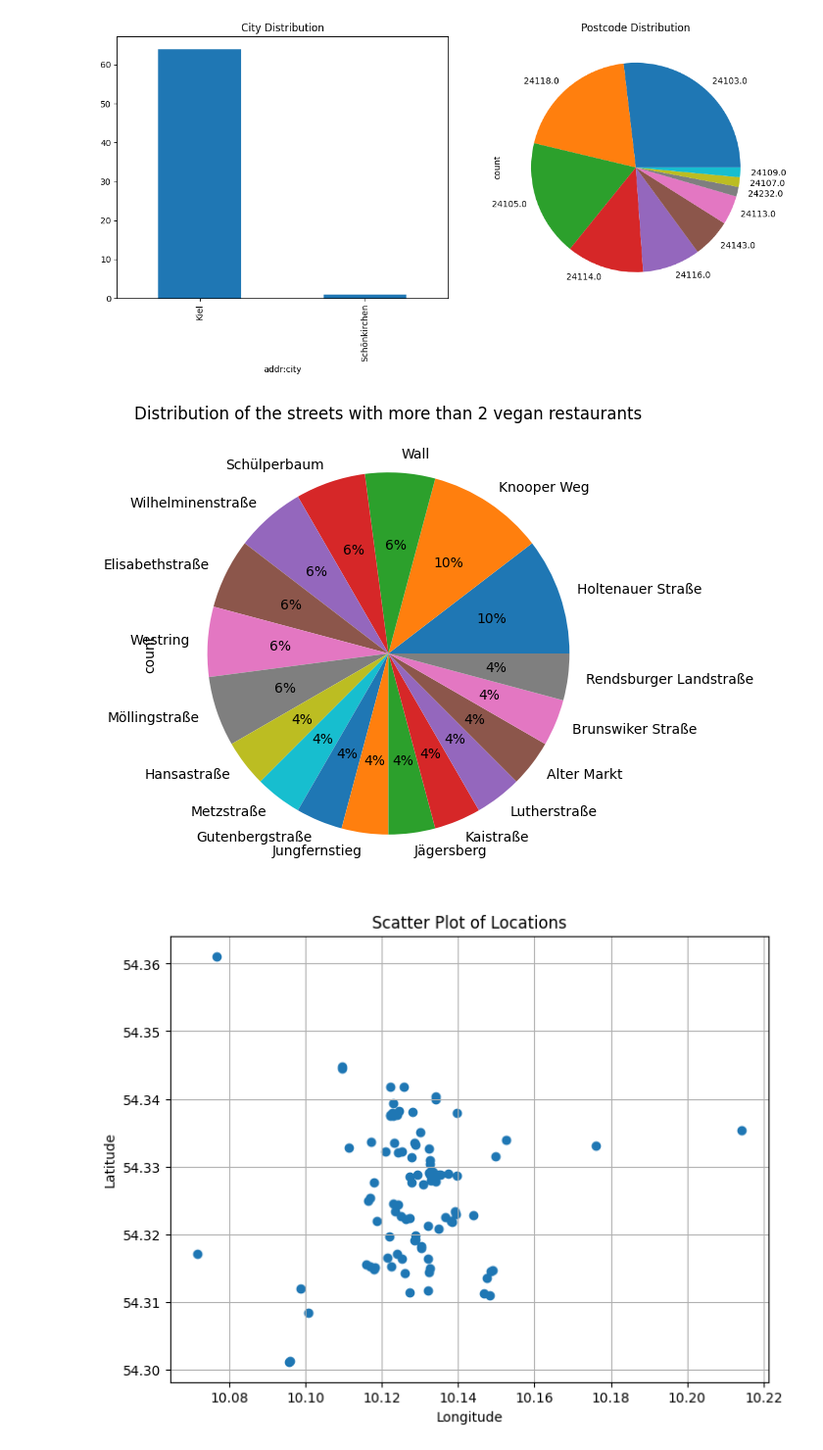
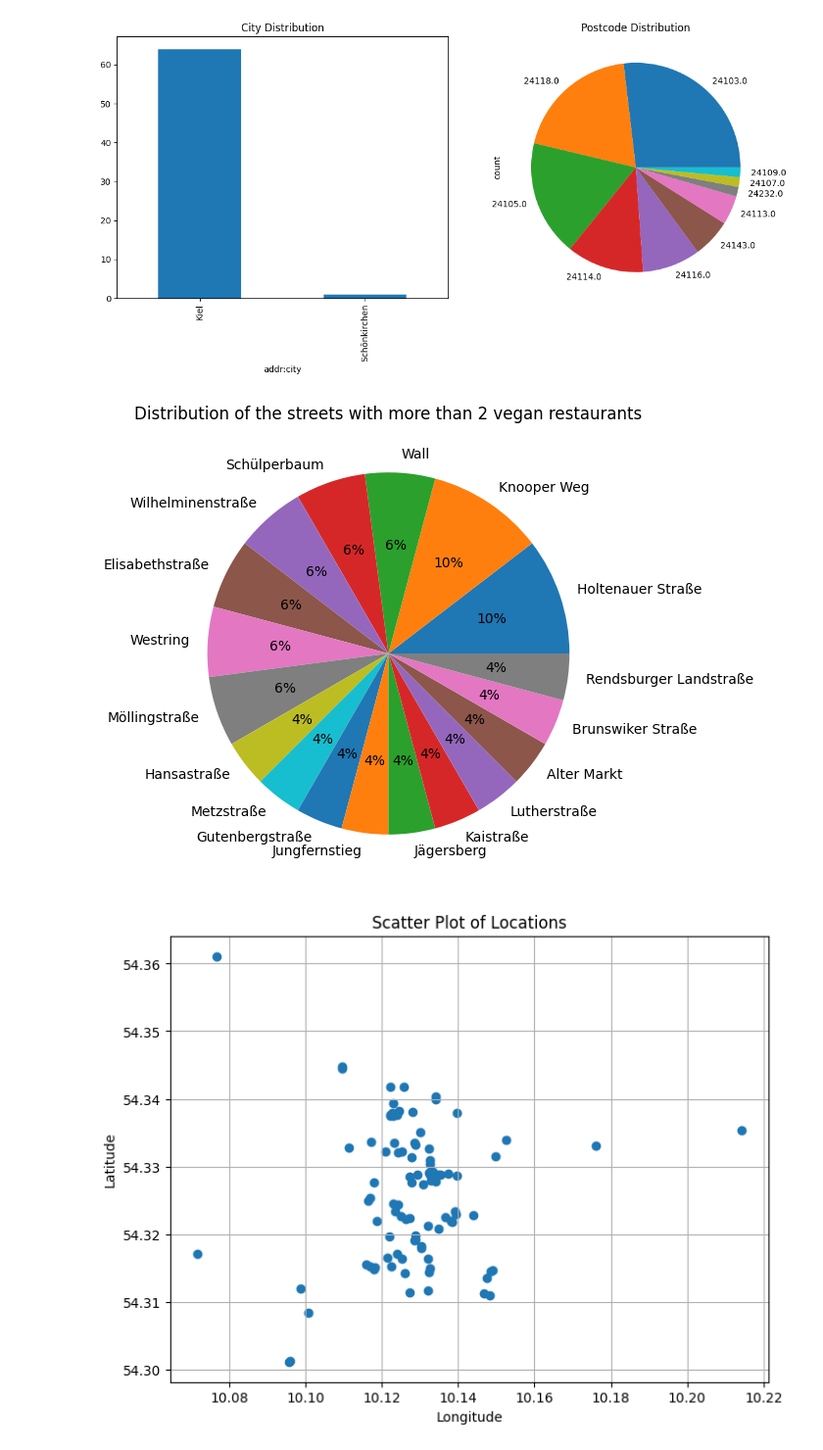
Before and after one commit to MartinDieCooleSocke420/sem1_math_and_stats, a Jupyter notebook: exam/experiments.ipynb, the cells around one changed output. Shown at 98% size. Cells and saved outputs as stored; diff of their text form; code cells hidden in the pictures.

```diff
--- a/exam/experiments.ipynb
+++ b/exam/experiments.ipynb
@@ -52,16 +52,17 @@ plt.show()
 # %%
 # only return the values that are represented 2 or more times
 
 # Only return the values that are represented 2 or more times
 data_filtered = data["addr:street"].value_counts()[data["addr:street"].value_counts() >= 2]
 
 # Plot the pie chart with labels
 plt.figure(figsize=(12, 6))  # Set the figure size as needed
 data_filtered.plot.pie(autopct="%1.0f%%")
 plt.title("Distribution of the streets with more than 2 vegan restaurants")
+plt.ylabel("")
 plt.show()
 # %% [output]
-[figure, old version]
+[figure, new version]
 # %%
 # Create a simple scatter plot
 # TODO schön machen mit richtiger Karte :), vlt auch so daneben
```
Also changed, not shown: parts of 8 cells of this notebook.
